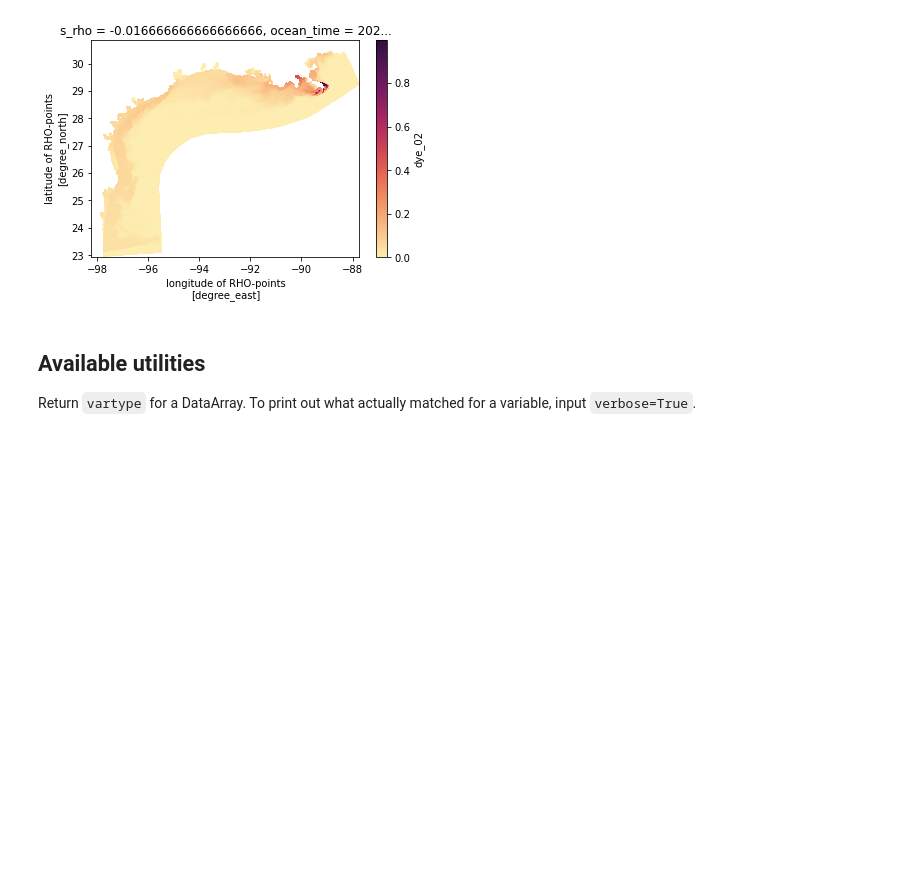
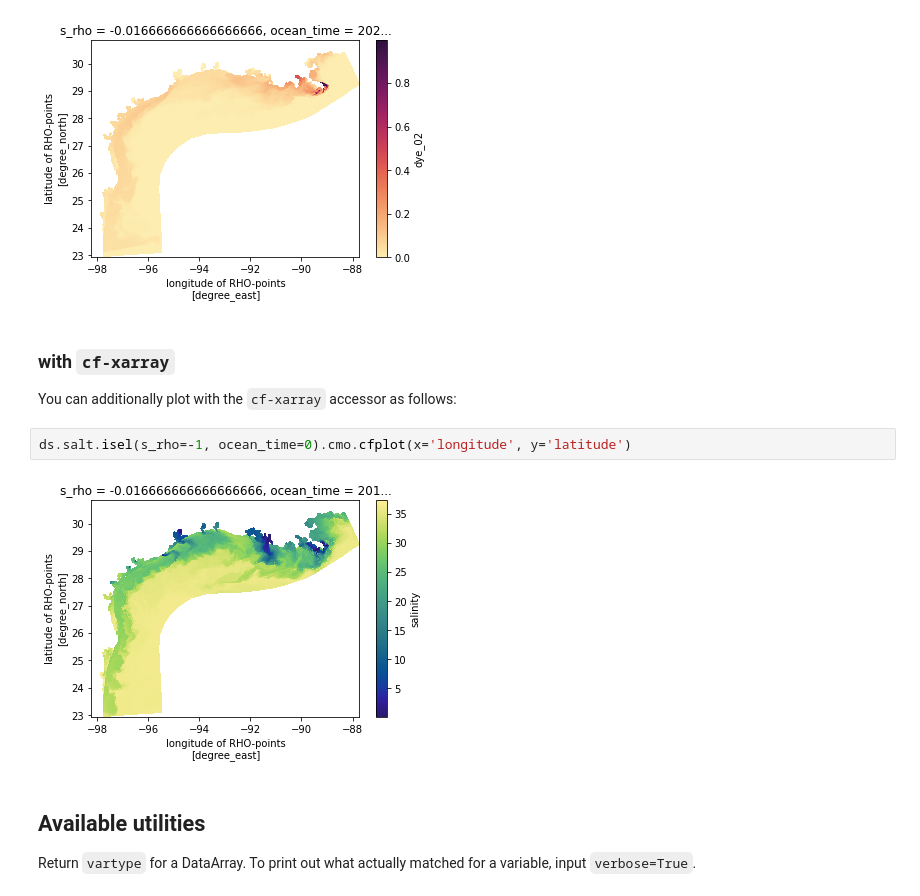
Before and after one commit to pangeo-data/xcmocean, a Jupyter notebook: docs/docs.ipynb, the cells around one changed output. Cells and saved outputs as stored; diff of their text form; blank space fills up the shorter version.

```diff
--- a/docs/docs.ipynb
+++ b/docs/docs.ipynb
@@ -122,6 +130,14 @@ ds.dye_02.isel(s_rho=-1, ocean_time=0).cmo.plot(x='lon_rho', y='lat_rho')
 (abs(ds.dye_02.isel(s_rho=-1, ocean_time=0))).cmo.plot(x='lon_rho', y='lat_rho')
 # %% [output]
 [figure]
+# %% [markdown]
+### with `cf-xarray`
+
+You can additionally plot with the `cf-xarray` accessor as follows:
+# %%
+ds.salt.isel(s_rho=-1, ocean_time=0).cmo.cfplot(x='longitude', y='latitude')
+# %% [output]
+[figure, added]
 # %% [markdown]
 ## Available utilities
 
```
Also changed, not shown: parts of 3 cells of this notebook, 3 other files.
